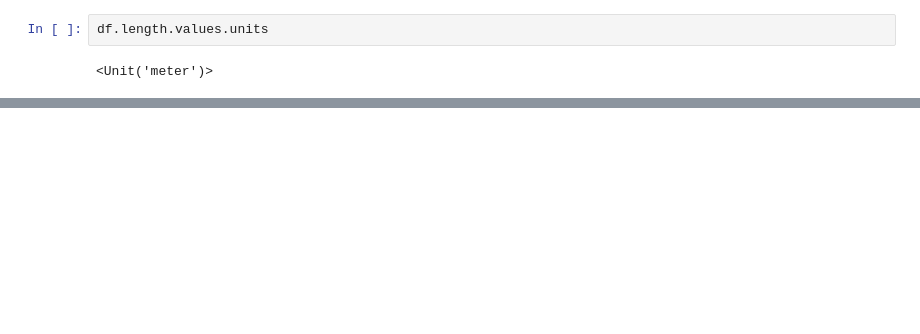
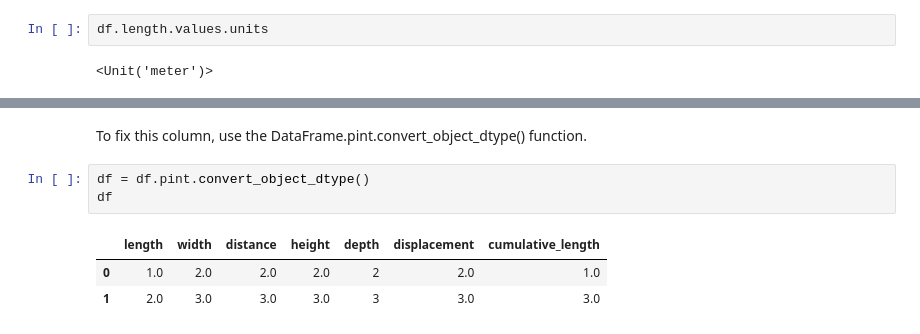
Before and after one commit to hgrecco/pint-pandas, a Jupyter notebook: notebooks/pint-pandas.ipynb, the cells around one changed output, grey strips where cells are left out. Saved outputs shown, nothing was run; the diff lists cells and outputs as text; blank space fills up the shorter version.

```diff
--- a/notebooks/pint-pandas.ipynb
+++ b/notebooks/pint-pandas.ipynb
@@ -380,0 +403,9 @@ df.length.values.units
+# %% [markdown]
+To fix this column, use the DataFrame.pint.convert_object_dtype() function.
+# %%
+df = df.pint.convert_object_dtype()
+df
+# %% [output]
+|  | length | width | distance | height | depth | displacement | cumulative_length |
+| 0 | 1.0 | 2.0 | 2.0 | 2.0 | 2 | 2.0 | 1.0 |
+| 1 | 2.0 | 3.0 | 3.0 | 3.0 | 3 | 3.0 | 3.0 |
```
Also changed, not shown: parts of 15 cells of this notebook, 1 other file.
